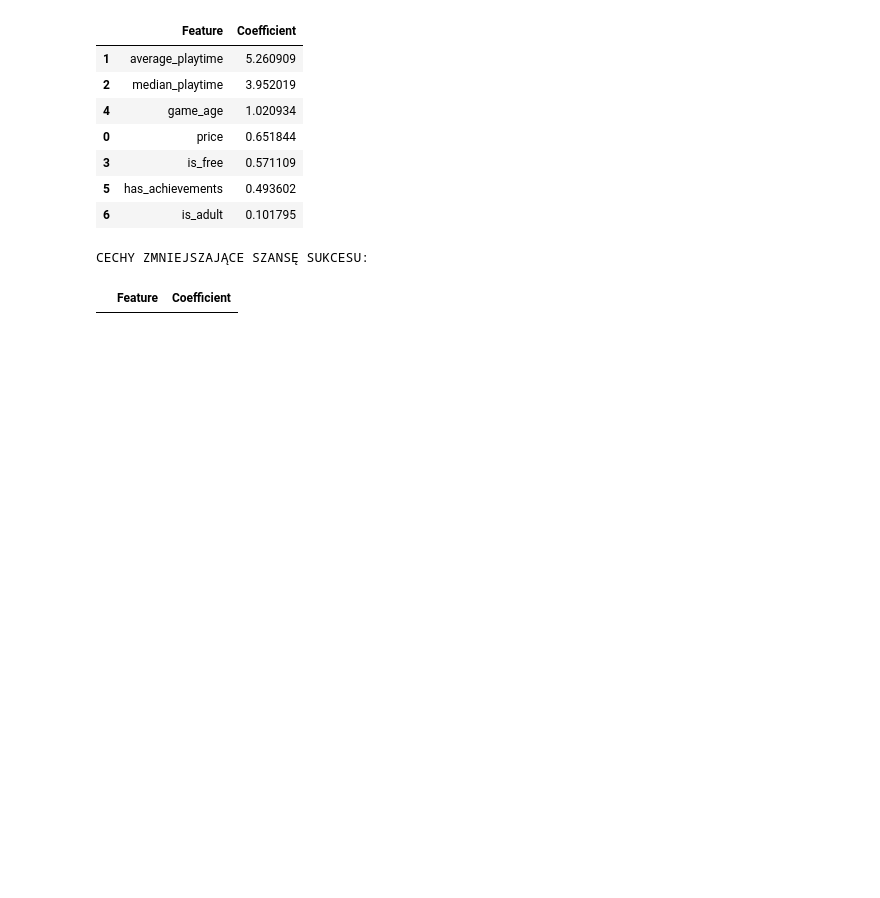
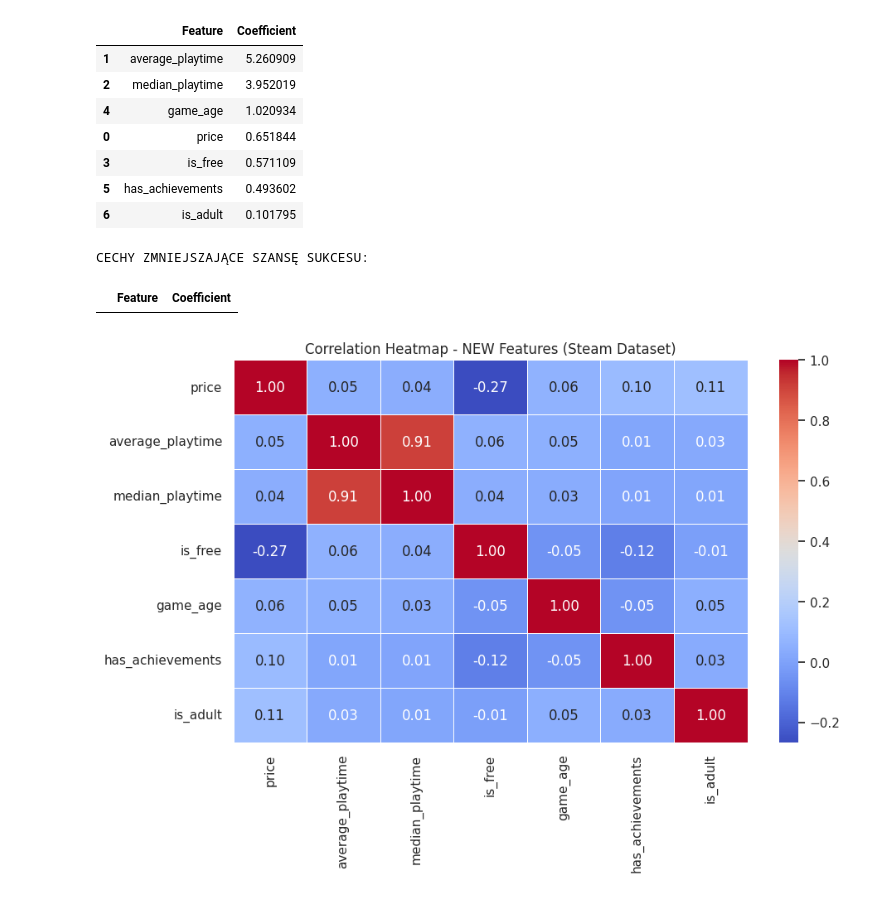
Before and after one commit to philippwaleria1-blip/steam-ml-project, a Jupyter notebook: ml_steam.ipynb, the cells around one changed output. Cells and saved outputs as stored; diff of their text form; code cells hidden in the pictures; blank space fills up the shorter version.

Commit message:
Added Correlation Heatmap - NEW Features

```diff
--- a/ml_steam.ipynb
+++ b/ml_steam.ipynb
@@ -570,3 +570,30 @@ CECHY ZWIĘKSZAJĄCE SZANSĘ SUKCESU:
 | 6 | is_adult | 0.101795 |
 CECHY ZMNIEJSZAJĄCE SZANSĘ SUKCESU:
 |  | Feature | Coefficient |
+# %%
+plt.figure(figsize=(10,6))
+
+cols_new = [
+    "price",
+    "average_playtime",
+    "median_playtime",
+    "is_free",
+    "game_age",
+    "has_achievements",
+    "is_adult"
+]
+
+corr_new = df[cols_new].corr()
+
+sns.heatmap(
+    corr_new,
+    annot=True,
+    cmap="coolwarm",
+    fmt=".2f",
+    linewidths=0.5
+)
+
+plt.title("Correlation Heatmap - NEW Features (Steam Dataset)")
+plt.show()
+# %% [output]
+[figure, added]
```
